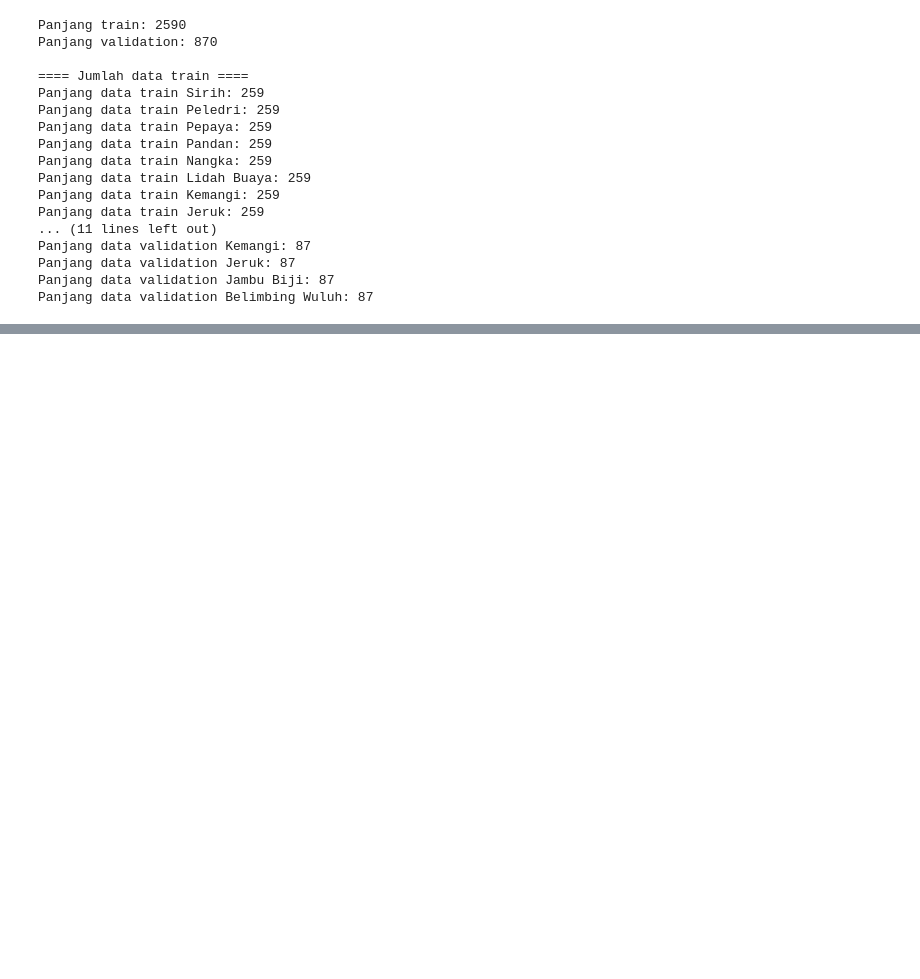
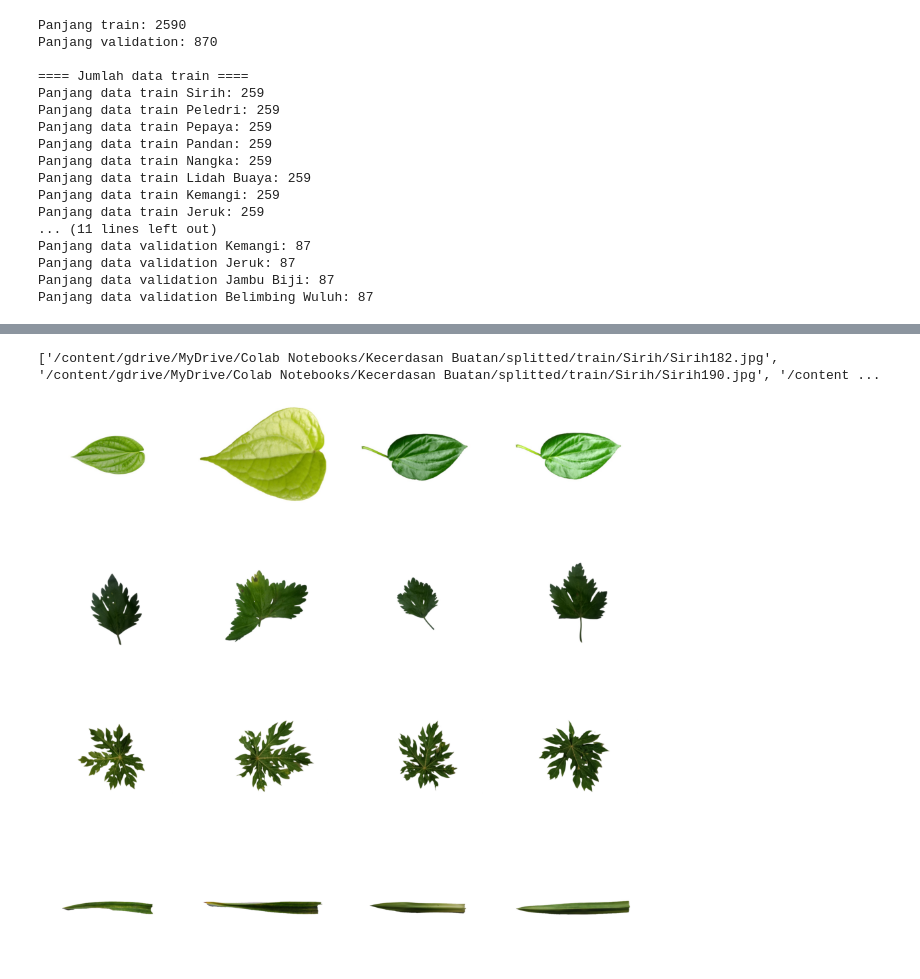
Before and after one commit to wahyubudii/CNN-VGG16-Herbal-Leaf-Classification, a Jupyter notebook: [TUBES_AI]_Wahyu_385_Bella_400.ipynb, the cells around one changed output, grey strips where cells are left out. Saved outputs shown, nothing was run; the diff lists cells and outputs as text; code cells hidden in the pictures; blank space fills up the shorter version.

```diff
--- a/[TUBES_AI]_Wahyu_385_Bella_400.ipynb
+++ b/[TUBES_AI]_Wahyu_385_Bella_400.ipynb
@@ -109,3 +109,13 @@ Panjang data validation Kemangi: 87
 Panjang data validation Jeruk: 87
 Panjang data validation Jambu Biji: 87
 Panjang data validation Belimbing Wuluh: 87
+# %%
+%matplotlib inline
+
+import matplotlib.pyplot as plt
+import matplotlib.image as mpimg
+
+nrows = 4
+ncols = 4
+
+pic_index = 0
@@ -111,0 +155,50 @@ Panjang data validation Belimbing Wuluh: 87
+# %%
+fig = plt.gcf()
+fig.set_size_inches(ncols*4, nrows*4)
+
+pic_index += 4
+
+next_sirih_pix = [os.path.join(sirih_train_path, fname)
+                  for fname in train_sirih_fnames[ pic_index-4:pic_index]
+                 ]
+next_seledri_pix = [os.path.join(seledri_train_path, fname)
+                  for fname in train_seledri_fnames[ pic_index-4:pic_index]
+                 ]
+next_pepaya_pix = [os.path.join(pepaya_train_path, fname)
+                    for fname in train_pepaya_fnames[ pic_index-4:pic_index]
+                  ]
+next_pandan_pix = [os.path.join(pandan_train_path, fname)
+                    for fname in train_pandan_fnames[ pic_index-4:pic_index]
+                  ]
+# next_nangka_pix = [os.path.join(nangka_train_path, fname)
+#                     for fname in train_nangka_fnames[ pic_index-4:pic_index]
+#                   ]
+# next_lidahbuaya_pix = [os.path.join(lidahbuaya_train_path, fname)
+#                     for fname in train_lidahbuaya_fnames[ pic_index-4:pic_index]
+#                   ]
+# next_kemangi_pix = [os.path.join(kemangi_train_path, fname)
+#                     for fname in train_kemangi_fnames[ pic_index-4:pic_index]
+#                   ]
+# next_jeruk_pix = [os.path.join(jeruk_train_path, fname)
+#                     for fname in train_jeruk_fnames[ pic_index-4:pic_index]
+#                   ]
+# next_jambubiji_pix = [os.path.join(jambubiji_train_path, fname)
+#                     for fname in train_jambubiji_fnames[ pic_index-4:pic_index]
+#                   ]
+# next_belimbingwuluh_pix = [os.path.join(belimbingwuluh_train_path, fname)
+#                     for fname in train_belimbingwuluh_fnames[ pic_index-4:pic_index]
+#                   ]
+
+print(next_sirih_pix)
+
+for i, img_path in enumerate(next_sirih_pix + next_seledri_pix + next_pepaya_pix + next_pandan_pix):
+  sp =  plt.subplot(nrows, ncols, i + 1)
+  sp.axis('Off')
+
+  img = mpimg.imread(img_path)
+  plt.imshow(img)
+
+plt.show()
+# %% [output]
+['/content/gdrive/MyDrive/Colab Notebooks/Kecerdasan Buatan/splitted/train/Sirih/Sirih182.jpg', '/content/gdrive/MyDrive/Colab Notebooks/Kecerdasan Buatan/splitted/train/Sirih/Sirih190.jpg', '/content ...
+[figure, added]
```
Also changed, not shown: parts of 1 cell of this notebook.
